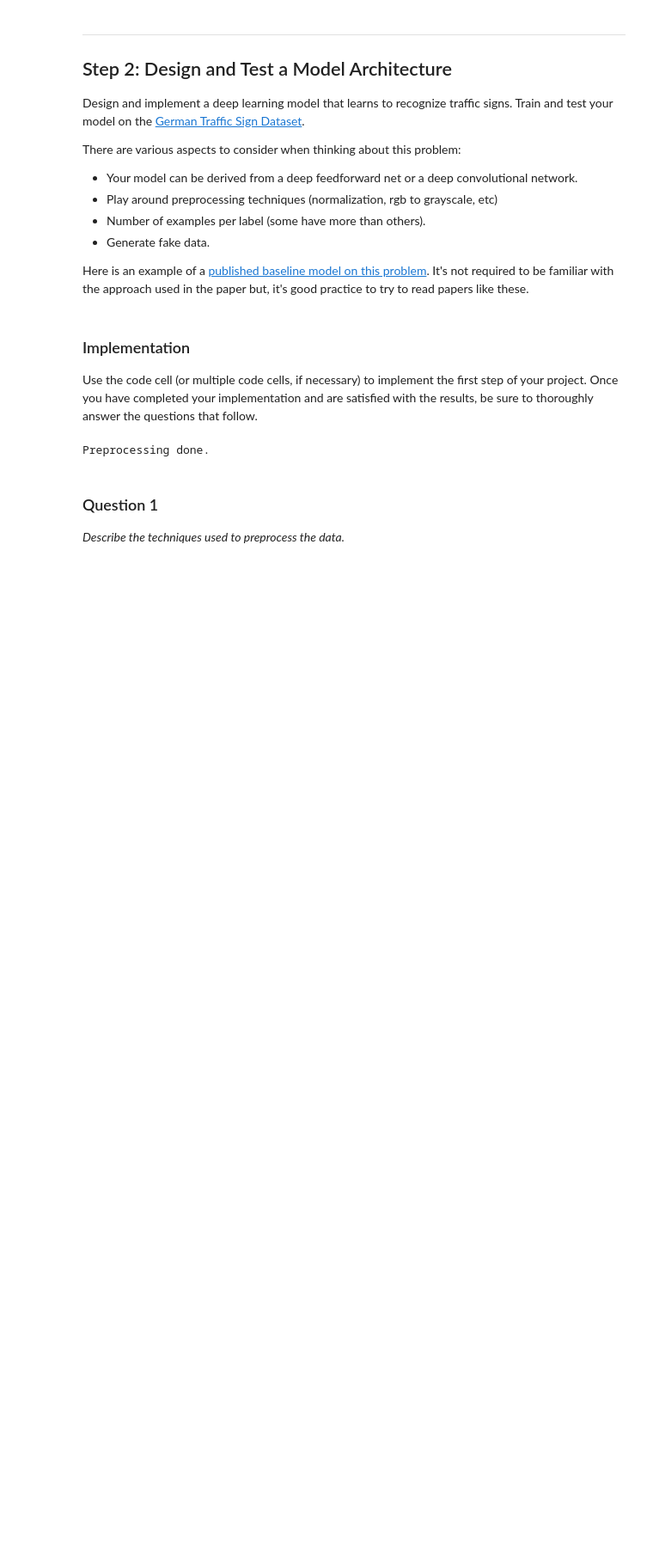
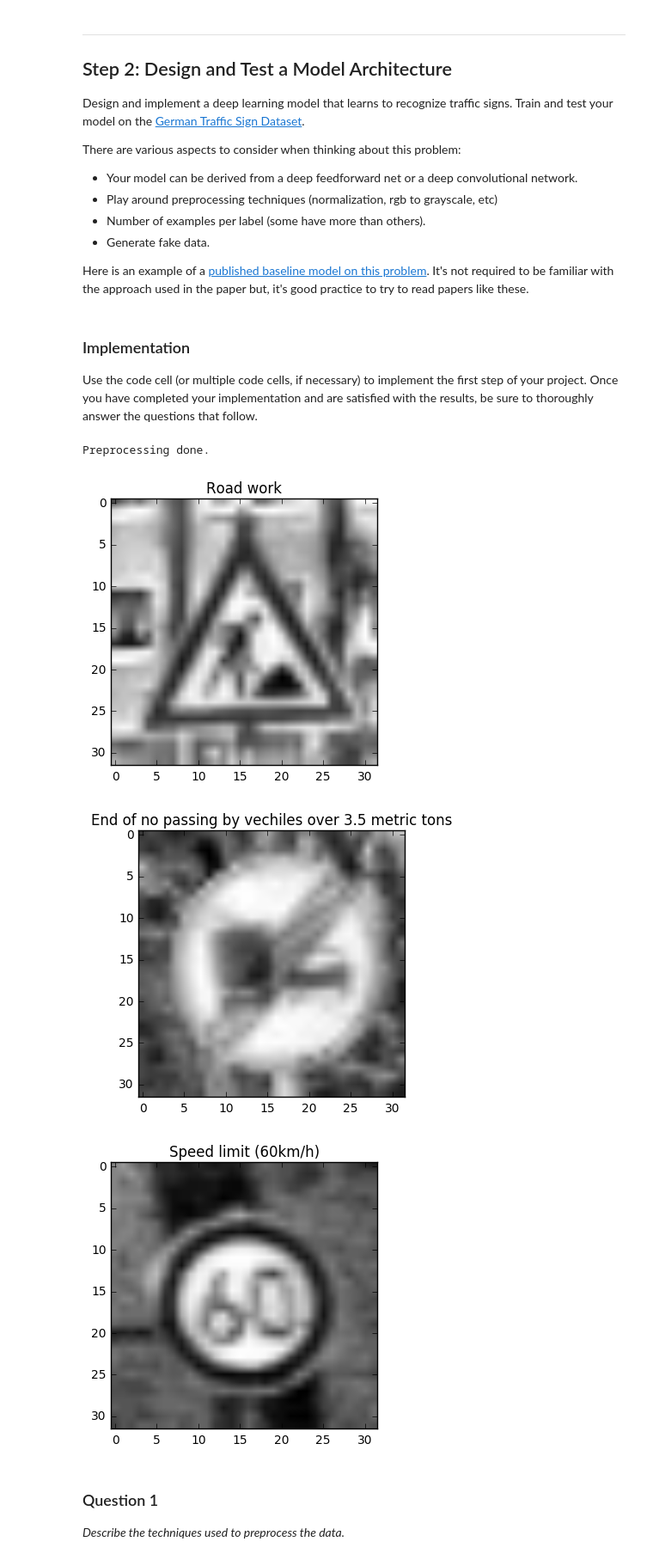
Before and after one commit to kevinpalm/udacity_traffic_signs, a Jupyter notebook: Traffic_Signs_Recognition.ipynb, the cells around one changed output. Shown at 86% size. Cells and saved outputs as stored; diff of their text form; code cells hidden in the pictures; blank space fills up the shorter version.

```diff
--- a/Traffic_Signs_Recognition.ipynb
+++ b/Traffic_Signs_Recognition.ipynb
@@ -167,7 +167,7 @@ Use the code cell (or multiple code cells, if necessary) to implement the first
 import cv2
 
 # Scale the pixel values to be between 0 and 1
-def preprocess(image):
+def preprocess(image, dim3=True):
 
     # Convert to grayscale
     image = cv2.cvtColor(image, cv2.COLOR_BGR2GRAY)
@@ -179,8 +179,9 @@ def preprocess(image):
     # Scale to be between 0 and 1
     image = image/255
 
-    # Ensure shape
-    image = np.reshape(image, [32, 32, 1])
+    if dim3 is True:
+        # Ensure shape
+        image = np.reshape(image, [32, 32, 1])
 
     return image
 
@@ -191,6 +192,17 @@ test_x = np.array([preprocess(image) for image in X_test], dtype=np.float32)
 print("Preprocessing done.")
 # %% [output]
 Preprocessing done.
+# %%
+## Show the above samples with preprocessing applied
+for index, row in samples.iterrows():
+    plt.figure()
+    image = preprocess(X_train[index], dim3=False)
+    plt.imshow(image, cmap='gray')
+    plt.title(row["SignName"])
+# %% [output]
+[figure, added]
+[figure, added]
+[figure, added]
 # %% [markdown]
 ### Question 1
 
```
Also changed, not shown: parts of 11 cells of this notebook.
